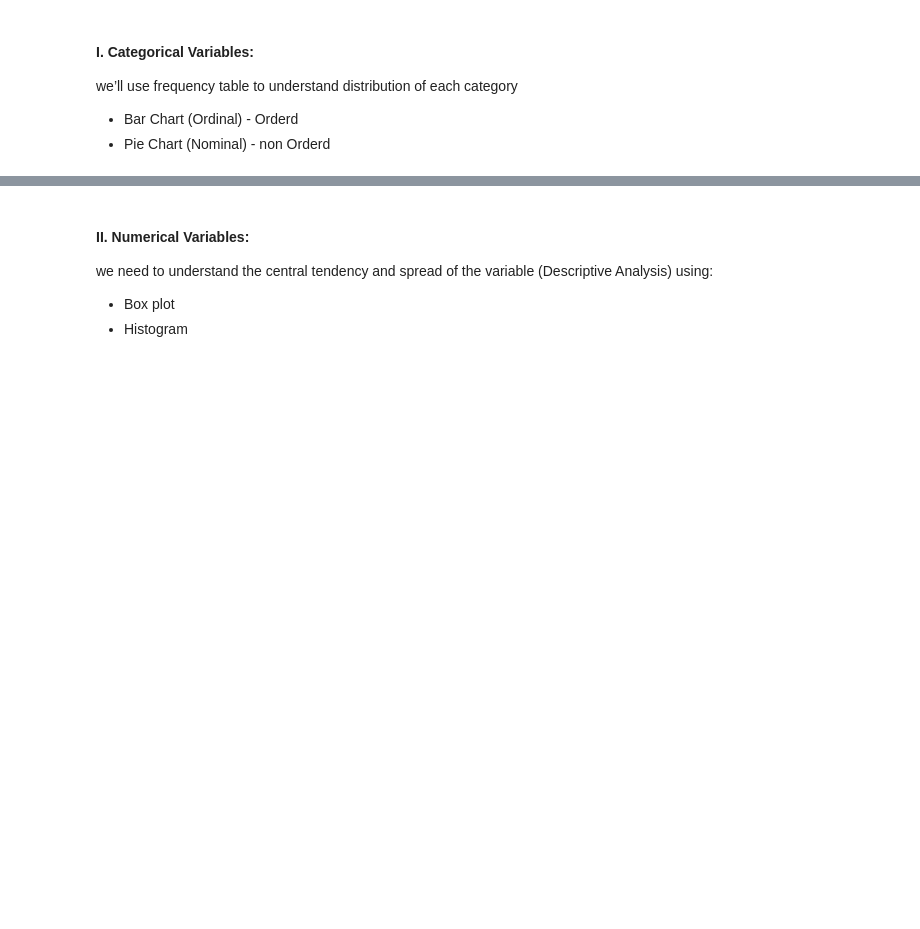
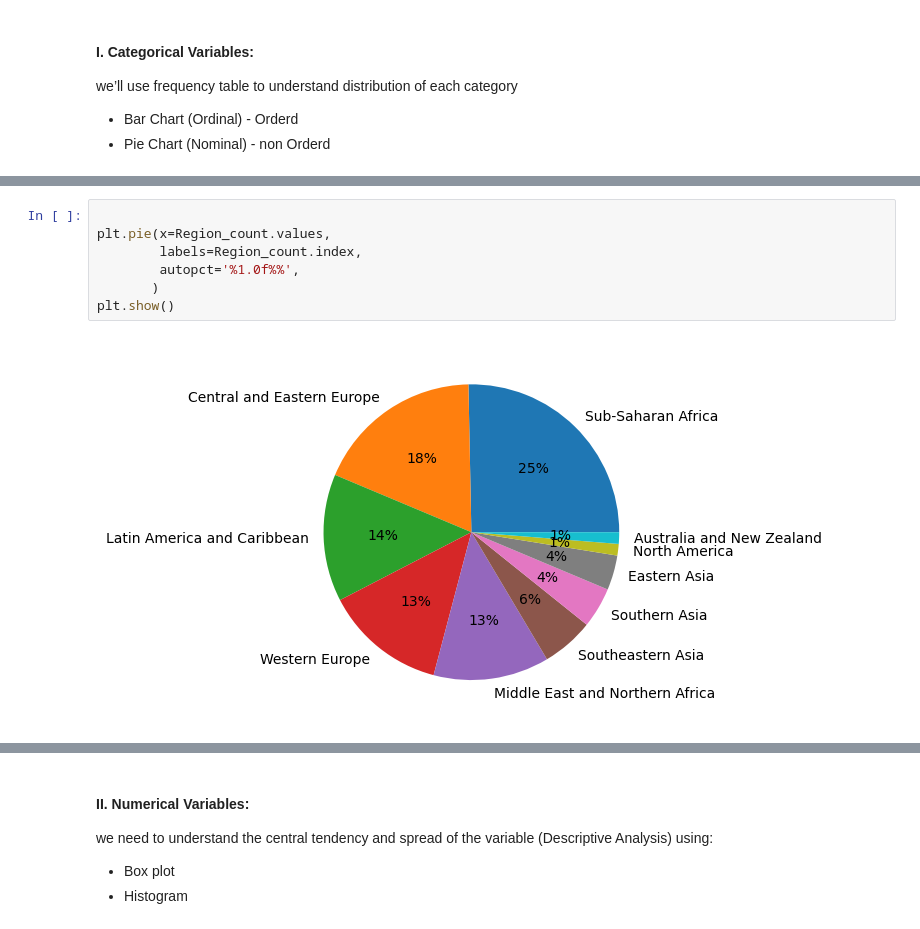
Before and after one commit to Tuwaiq-DS-ML-bootcamp-V-9/Usecase-2, a Jupyter notebook: EDA explain template.ipynb, the cells around one changed output, grey strips where cells are left out. Saved outputs shown, nothing was run; the diff lists cells and outputs as text; blank space fills up the shorter version.

```diff
--- a/EDA explain template.ipynb
+++ b/EDA explain template.ipynb
@@ -685,0 +826,9 @@ we’ll use frequency table to understand distribution of each category
+# %%
+
+plt.pie(x=Region_count.values,
+        labels=Region_count.index,
+        autopct='%1.0f%%',
+       )
+plt.show()
+# %% [output]
+[figure, added]
```
Also changed, not shown: parts of 59 cells of this notebook.
